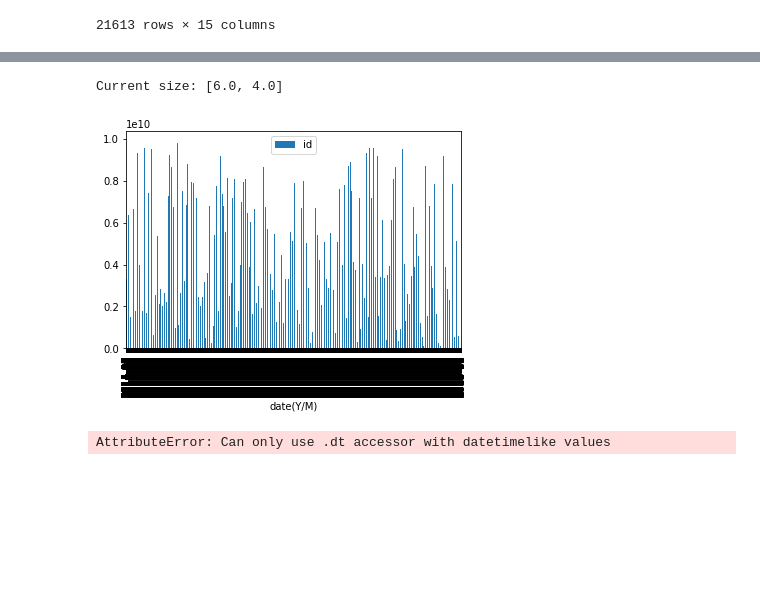
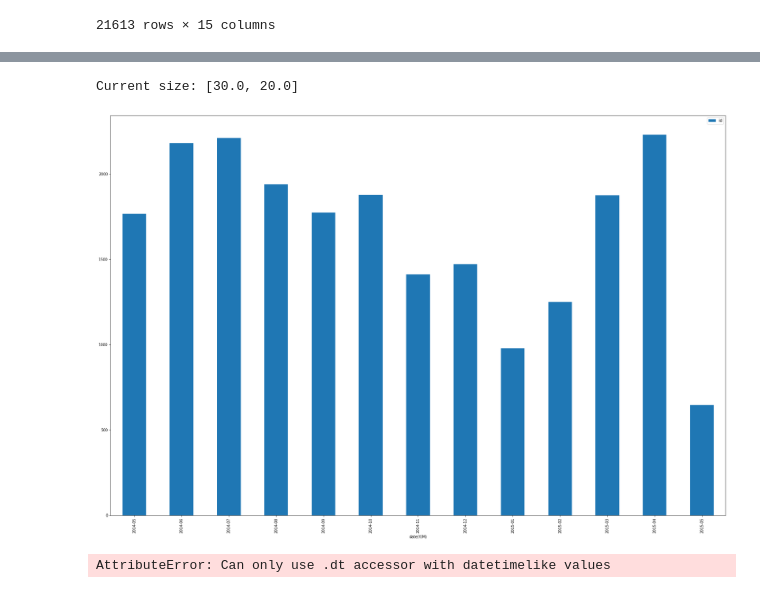
Before and after one commit to kavehamini/WeatherVsHomeSalesProject1, a Jupyter notebook: weathervshomesales.ipynb, the cells around one changed output, grey strips where cells are left out. Saved outputs shown, nothing was run; the diff lists cells and outputs as text; code cells hidden in the pictures; blank space fills up the shorter version.

```diff
--- a/weathervshomesales.ipynb
+++ b/weathervshomesales.ipynb
@@ -446,7 +446,8 @@ df.sort_values('date(Y/M)')
 | 10371 | 7518507580 | 2015-05-02 | 581000.0 | 2 | 1.00 | 1170 | 4080 | 1.0 | 7 | 1170 | ... |
 21613 rows × 15 columns
 # %%
-df.groupby('date(Y/M)').count()
+ymdf = df.groupby('date(Y/M)').count()
+ymdf
 # %% [output]
 |  | id | date | price | bedrooms | bathrooms | sqft_living | sqft_lot | floors | grade | sqft_above | ... |
 | date(Y/M) |  |  |  |  |  |  |  |  |  |  | ... |
@@ -464,20 +465,20 @@ df.groupby('date(Y/M)').count()
 | 2015-04 | 2231 | 2231 | 2231 | 2231 | 2231 | 2231 | 2231 | 2231 | 2231 | 2231 | ... |
 | 2015-05 | 646 | 646 | 646 | 646 | 646 | 646 | 646 | 646 | 646 | 646 | ... |
 # %%
-df.plot(kind='bar', x='date(Y/M)', y='id')
+ymdf.plot(kind='bar', y='id')
 
 fig_size = plt.rcParams["figure.figsize"]
 
 # Prints: [8.0, 6.0]
 print ("Current size:", fig_size)
 
 # Set figure width to 12 and height to 9
 fig_size[0] = 30
 fig_size[1] = 20
 plt.rcParams["figure.figsize"] = fig_size
 # %% [output]
-Current size: [6.0, 4.0]
+Current size: [30.0, 20.0]
-[figure, old version]
+[figure, new version]
 # %%
 
 df.plot(kind='bar', y='id' )
```
